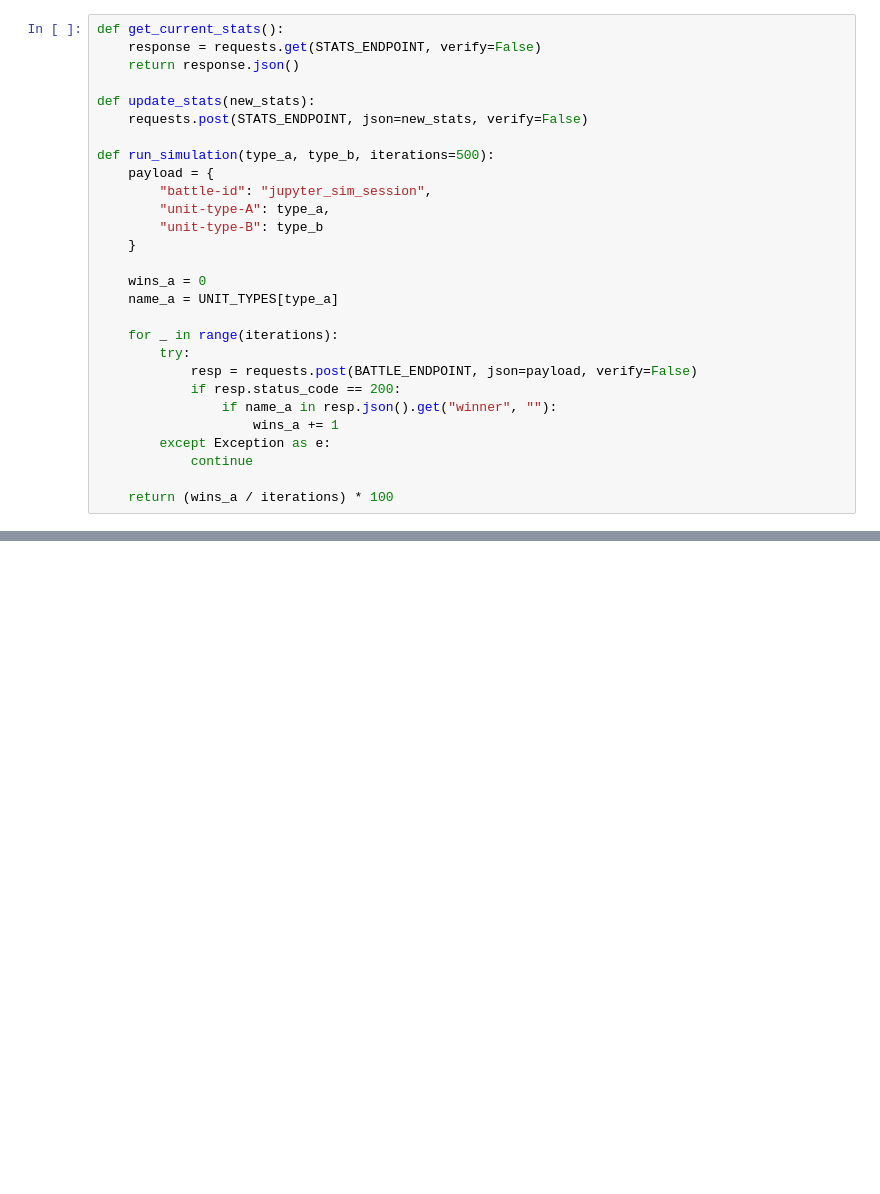
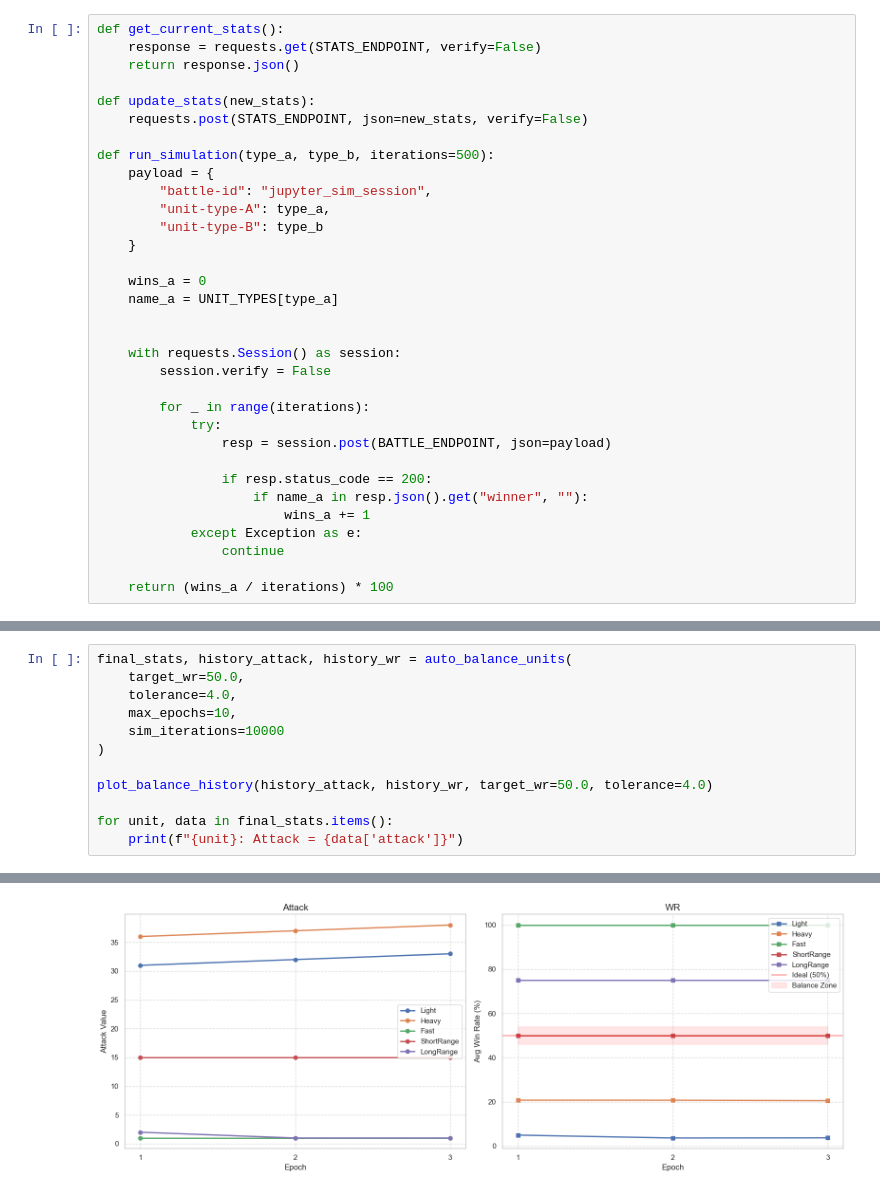
Before and after one commit to zitter-bewegung/ai.arena, a Jupyter notebook: balancing/balance_analysis.ipynb, the cells around one changed output, grey strips where cells are left out. Saved outputs shown, nothing was run; the diff lists cells and outputs as text; blank space fills up the shorter version.

```diff
--- a/balancing/balance_analysis.ipynb
+++ b/balancing/balance_analysis.ipynb
@@ -38,14 +40,19 @@ def run_simulation(type_a, type_b, iterations=500):
     wins_a = 0
     name_a = UNIT_TYPES[type_a]
 
-    for _ in range(iterations):
-        try:
-            resp = requests.post(BATTLE_ENDPOINT, json=payload, verify=False)
-            if resp.status_code == 200:
-                if name_a in resp.json().get("winner", ""):
-                    wins_a += 1
-        except Exception as e:
-            continue
+
+    with requests.Session() as session:
+        session.verify = False
+
+        for _ in range(iterations):
+            try:
+                resp = session.post(BATTLE_ENDPOINT, json=payload)
+
+                if resp.status_code == 200:
+                    if name_a in resp.json().get("winner", ""):
+                        wins_a += 1
+            except Exception as e:
+                continue
 
     return (wins_a / iterations) * 100
 # %%
@@ -137,0 +157,13 @@ plot_average_strength(df_results)
+# %%
+final_stats, history_attack, history_wr = auto_balance_units(
+    target_wr=50.0,
+    tolerance=4.0,
+    max_epochs=10,
+    sim_iterations=10000
+)
+
+plot_balance_history(history_attack, history_wr, target_wr=50.0, tolerance=4.0)
+
+for unit, data in final_stats.items():
+    print(f"{unit}: Attack = {data['attack']}")
+# %% [output]
@@ -137,0 +190 @@ plot_average_strength(df_results)
+[figure, added]
```
Also changed, not shown: parts of 4 cells of this notebook, 1 other file.
